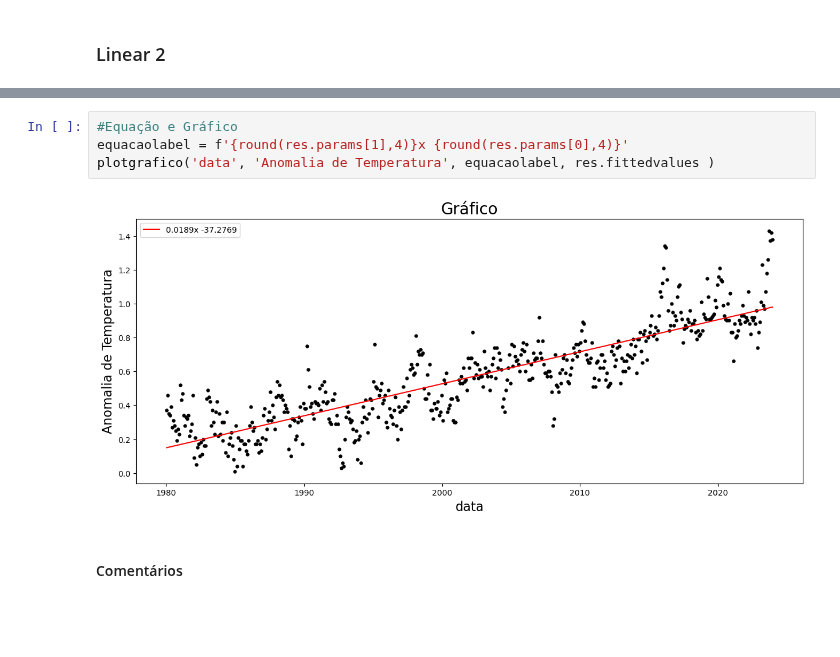
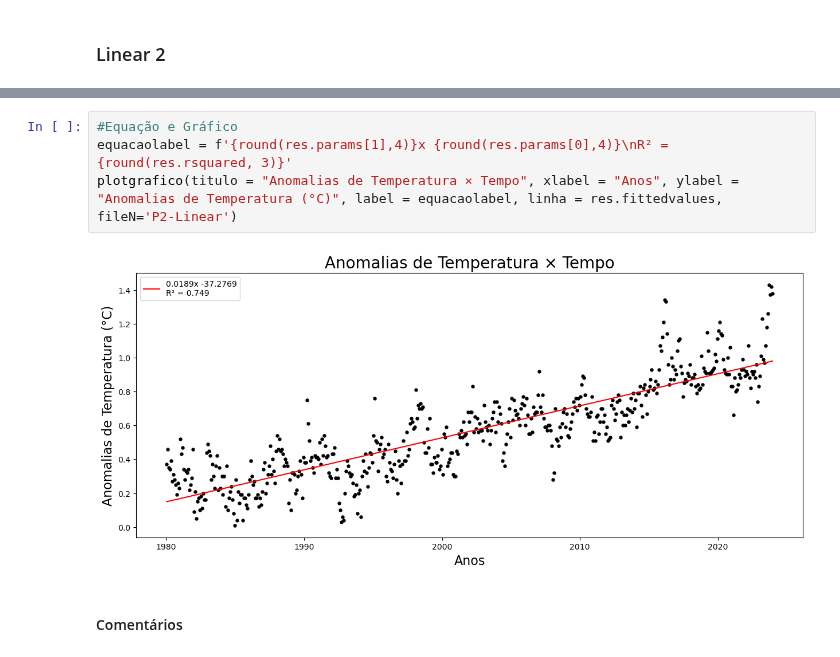
Before and after one commit to Joaof14/Clima_MMQ, a Jupyter notebook: MMQ_statsModel.ipynb, the cells around one changed output, grey strips where cells are left out. Cells and saved outputs as stored; diff of their text form; blank space fills up the shorter version.

```diff
--- a/MMQ_statsModel.ipynb
+++ b/MMQ_statsModel.ipynb
@@ -291,10 +291,10 @@ Notes:
 strong multicollinearity or other numerical problems.
 # %%
 #Equação e Gráfico
-equacaolabel = f'{round(res.params[1],4)}x {round(res.params[0],4)}'
-plotgrafico('data', 'Anomalia de Temperatura', equacaolabel, res.fittedvalues )
+equacaolabel = f'{round(res.params[1],4)}x {round(res.params[0],4)}\nR² = {round(res.rsquared, 3)}'
+plotgrafico(titulo = "Anomalias de Temperatura × Tempo", xlabel = "Anos", ylabel = "Anomalias de Temperatura (°C)", label = equacaolabel, linha = res.fittedvalues, fileN='P2-Linear')
 # %% [output]
-[figure, old version]
+[figure, new version]
 # %% [markdown]
 #### Comentários
 # %% [markdown]
```
Also changed, not shown: parts of 30 cells of this notebook, 17 other files.
